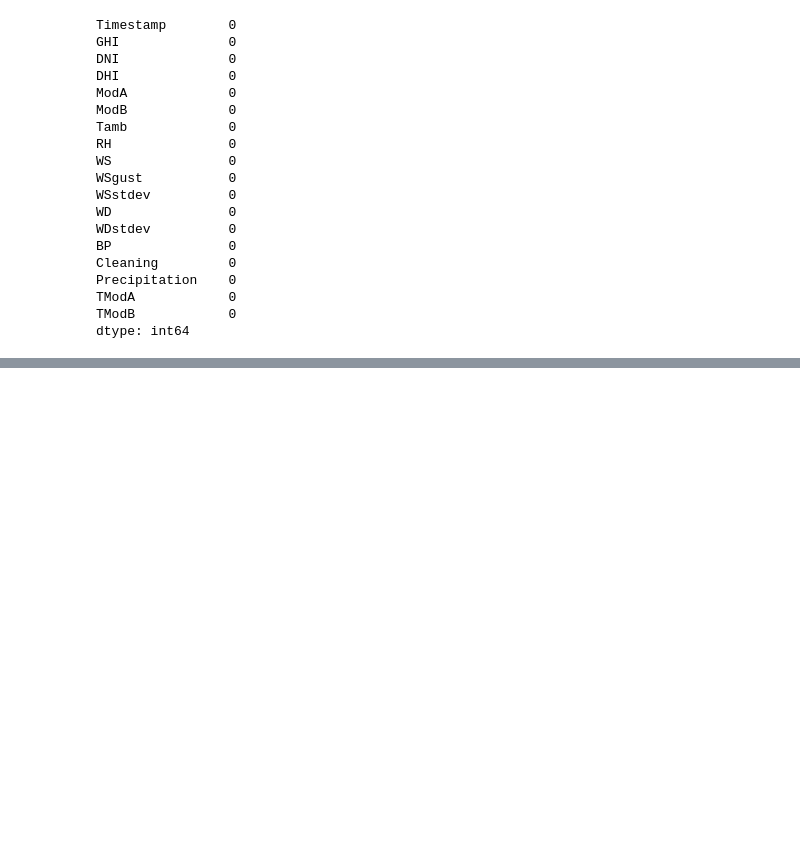
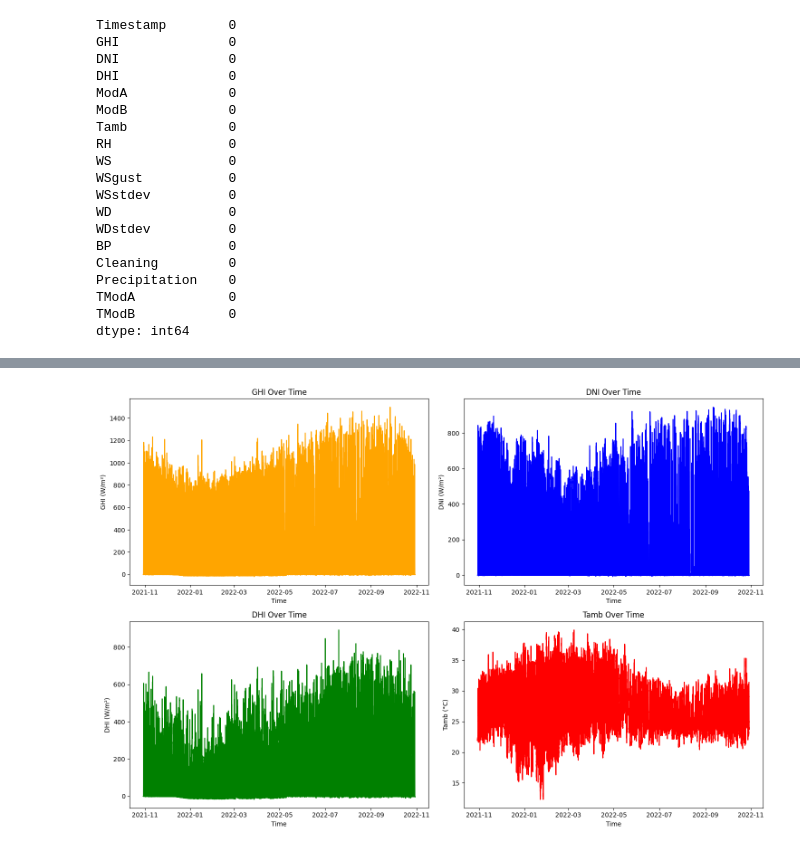
Before and after one commit to Abiy-Alemu/kaimweek0, a Jupyter notebook: notebooks/country2.ipynb, the cells around one changed output, grey strips where cells are left out. Drawn from its saved outputs; the diff is of its cells as text; code cells hidden in the pictures; blank space fills up the shorter version.

```diff
--- a/notebooks/country2.ipynb
+++ b/notebooks/country2.ipynb
@@ -129,0 +289,12 @@ dtype: int64
+# %%
+import pandas as pd
+import matplotlib.pyplot as plt
+
+# Load the dataset and parse dates
+df = pd.read_csv('sierraleone-bumbuna.csv', parse_dates=['Timestamp'])
+
+# Set the Timestamp column as the index for easy time-based indexing
+df.set_index('Timestamp', inplace=True)
+
+# Display the first few rows to verify
+print(df.head())
@@ -129,0 +319,35 @@ dtype: int64
+# %%
+plt.figure(figsize=(15, 10))
+
+# Plot GHI
+plt.subplot(2, 2, 1)
+plt.plot(df.index, df['GHI'], color='orange')
+plt.title('GHI Over Time')
+plt.xlabel('Time')
+plt.ylabel('GHI (W/m²)')
+
+# Plot DNI
+plt.subplot(2, 2, 2)
+plt.plot(df.index, df['DNI'], color='blue')
+plt.title('DNI Over Time')
+plt.xlabel('Time')
+plt.ylabel('DNI (W/m²)')
+
+# Plot DHI
+plt.subplot(2, 2, 3)
+plt.plot(df.index, df['DHI'], color='green')
+plt.title('DHI Over Time')
+plt.xlabel('Time')
+plt.ylabel('DHI (W/m²)')
+
+# Plot Tamb (ambient temperature)
+plt.subplot(2, 2, 4)
+plt.plot(df.index, df['Tamb'], color='red')
+plt.title('Tamb Over Time')
+plt.xlabel('Time')
+plt.ylabel('Tamb (°C)')
+
+plt.tight_layout()
+plt.show()
+# %% [output]
+[figure, added]
```
Also changed, not shown: parts of 8 cells of this notebook, 1 other file.
